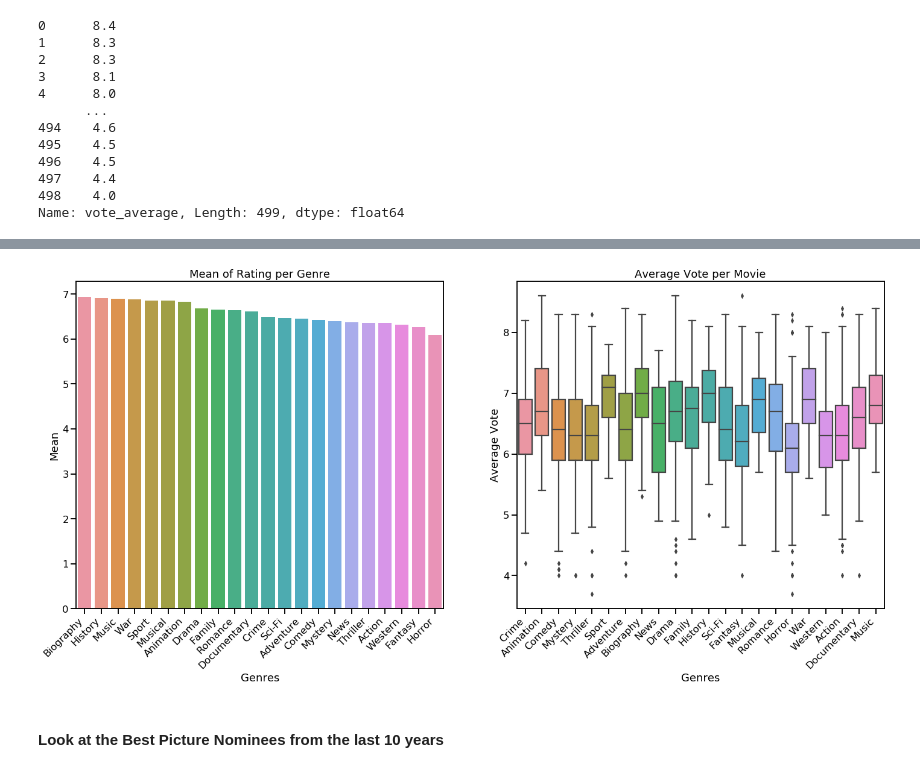
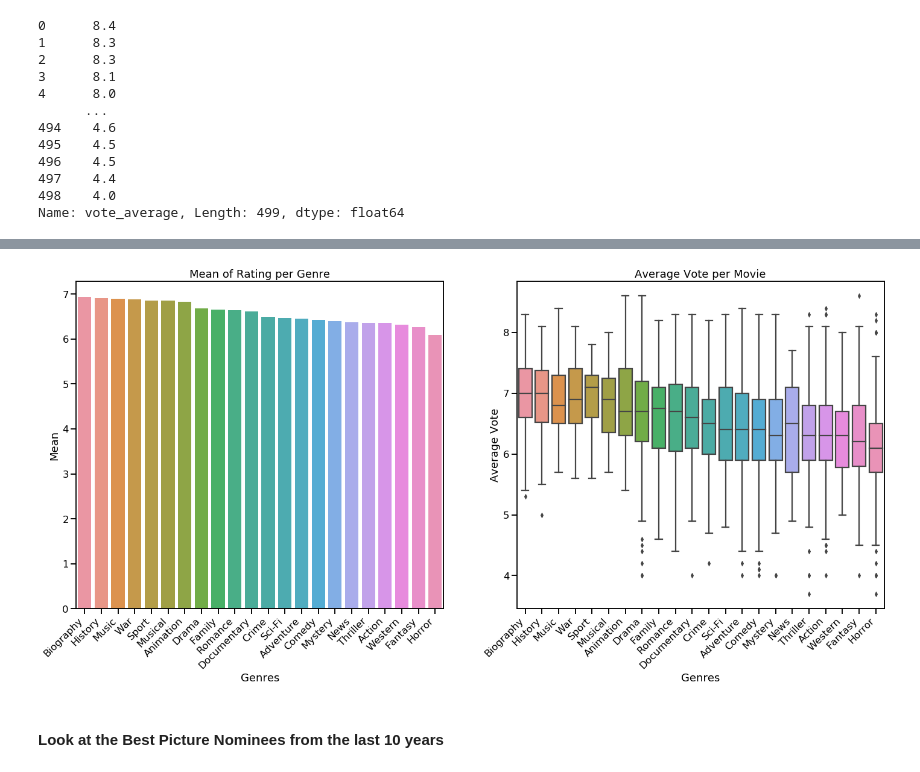
Before and after one commit to cristinamtown/dsc-mod-1-project-v2-1-onl01-dtsc-pt-041320, a Jupyter notebook: student.ipynb, the cells around one changed output, grey strips where cells are left out. Cells and saved outputs as stored; diff of their text form; code cells hidden in the pictures.

```diff
--- a/student.ipynb
+++ b/student.ipynb
@@ -1039,0 +1045,3 @@ df_rate_mean.head()
+# %%
+genre_order = list(df_rate_mean['genre'])
+genre_order
@@ -1040,28 +1066,29 @@ df_rate_mean.head()
 # %%
 # Graph genres vs rating
 
 # Create graph to show which genres gross more in the box office
 fig, axs = plt.subplots(figsize=(24,10), ncols=2)
 
 # Mean of Average votes per genre
-ax_rate = sns.barplot(y='vote_average', x='genre', data=df_rate_mean, ax=axs[0])
+ax_rate = sns.barplot(y='vote_average', x='genre', data=df_rate_mean, ax=axs[0],
+                      order=genre_order)
 ax_rate.set_title('Mean of Rating per Genre')
 ax_rate.set_xticklabels(df_rate_mean['genre'], rotation=45, ha='right')
 ax_rate.set_ylabel('Mean')
 ax_rate.set_xlabel('Genres')
 
 # Box Plot of Average Vote per genre
-ax_box_rate = sns.boxplot(data=df_rate_box, ax=axs[1])
+ax_box_rate = sns.boxplot(data=df_rate_box, ax=axs[1], order=genre_order)
 ax_box_rate.set_title('Average Vote per Movie')
-ax_box_rate.set_xticklabels(df_rate_box, rotation=45, ha='right')
+ax_box_rate.set_xticklabels(genre_order, rotation=45, ha='right')
 ax_box_rate.set_ylabel('Average Vote')
 ax_box_rate.set_xlabel('Genres');
 
 
 # Save plot as png
 plt.savefig('plots/rate_subplots.png', transparent=True, bbox_inches='tight')
 # %% [output]
-[figure, old version]
+[figure, new version]
 # %% [markdown]
 #### Look at the Best Picture Nominees from the last 10 years
 # %%
```
Also changed, not shown: parts of 26 cells of this notebook, 11 other files.
